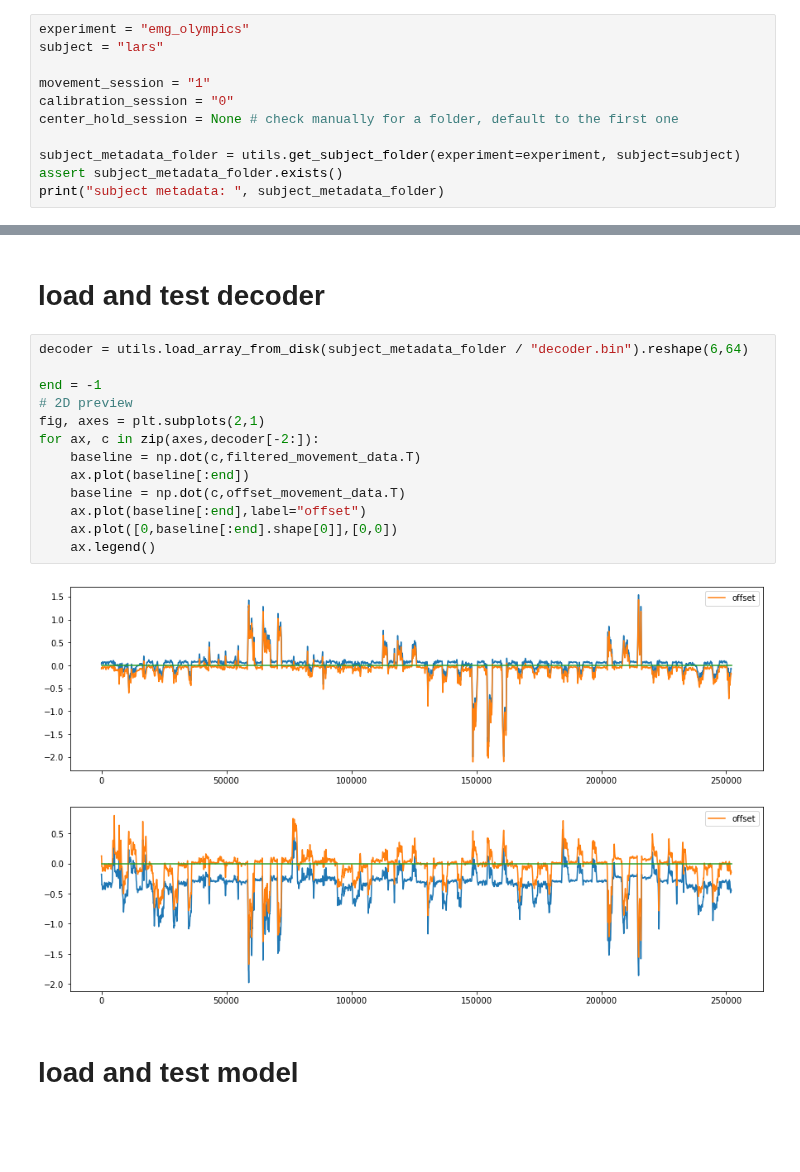
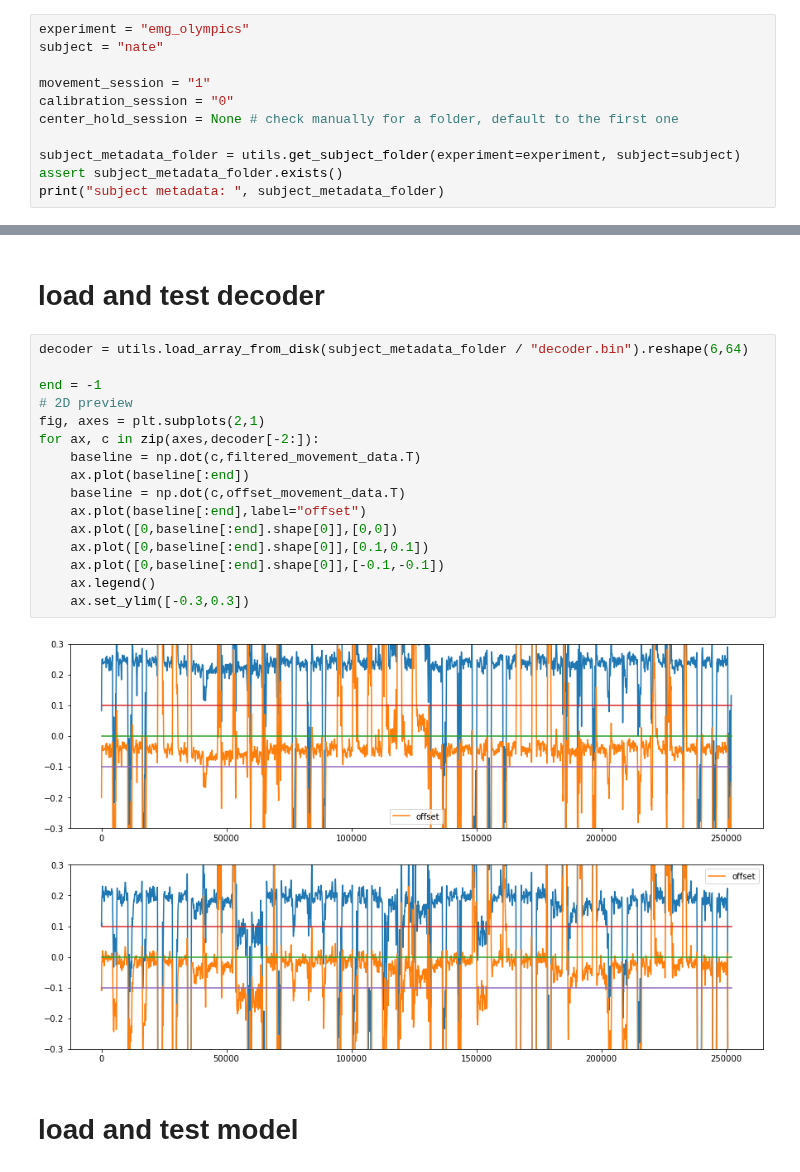
Before and after one commit to spewil/kyberphysics, a Jupyter notebook: notebooks/mappings.ipynb, the cells around one changed output, grey strips where cells are left out. Cells and saved outputs as stored; diff of their text form; blank space fills up the shorter version.

```diff
--- a/notebooks/mappings.ipynb
+++ b/notebooks/mappings.ipynb
@@ -36,7 +36,7 @@ NOTES:
 # load data
 # %%
 experiment = "emg_olympics"
-subject = "lars"
+subject = "nate"
 
 movement_session = "1"
 calibration_session = "0"
@@ -562,18 +562,21 @@ utils.get_subject_metadata(experiment,subject)
 # %%
 decoder = utils.load_array_from_disk(subject_metadata_folder / "decoder.bin").reshape(6,64)
 
 end = -1
 # 2D preview
 fig, axes = plt.subplots(2,1)
 for ax, c in zip(axes,decoder[-2:]):
     baseline = np.dot(c,filtered_movement_data.T)
     ax.plot(baseline[:end])
     baseline = np.dot(c,offset_movement_data.T)
     ax.plot(baseline[:end],label="offset")
     ax.plot([0,baseline[:end].shape[0]],[0,0])
+    ax.plot([0,baseline[:end].shape[0]],[0.1,0.1])
+    ax.plot([0,baseline[:end].shape[0]],[-0.1,-0.1])
     ax.legend()
+    ax.set_ylim([-0.3,0.3])
 # %% [output]
-[figure, old version]
+[figure, new version]
 # %% [markdown]
 # load and test model
 # %%
```
Also changed, not shown: parts of 17 cells of this notebook, 14 other files.
